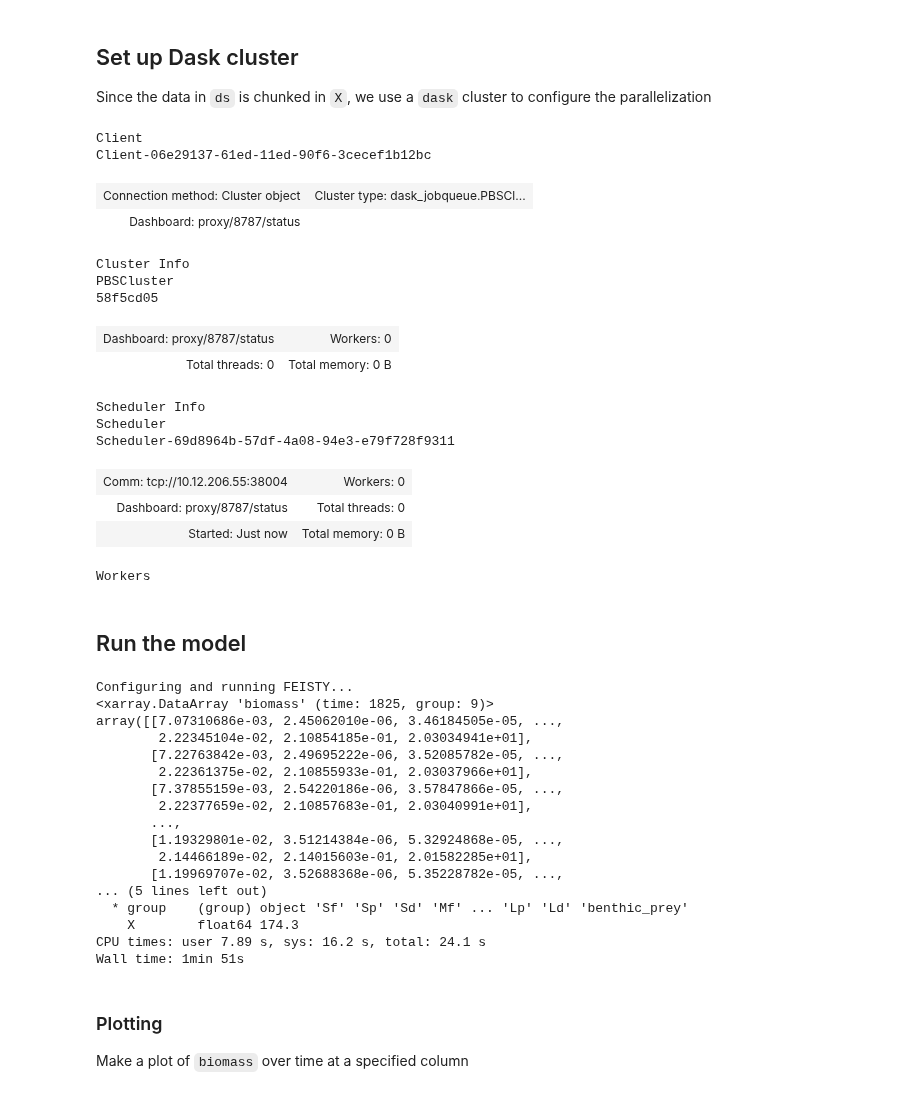
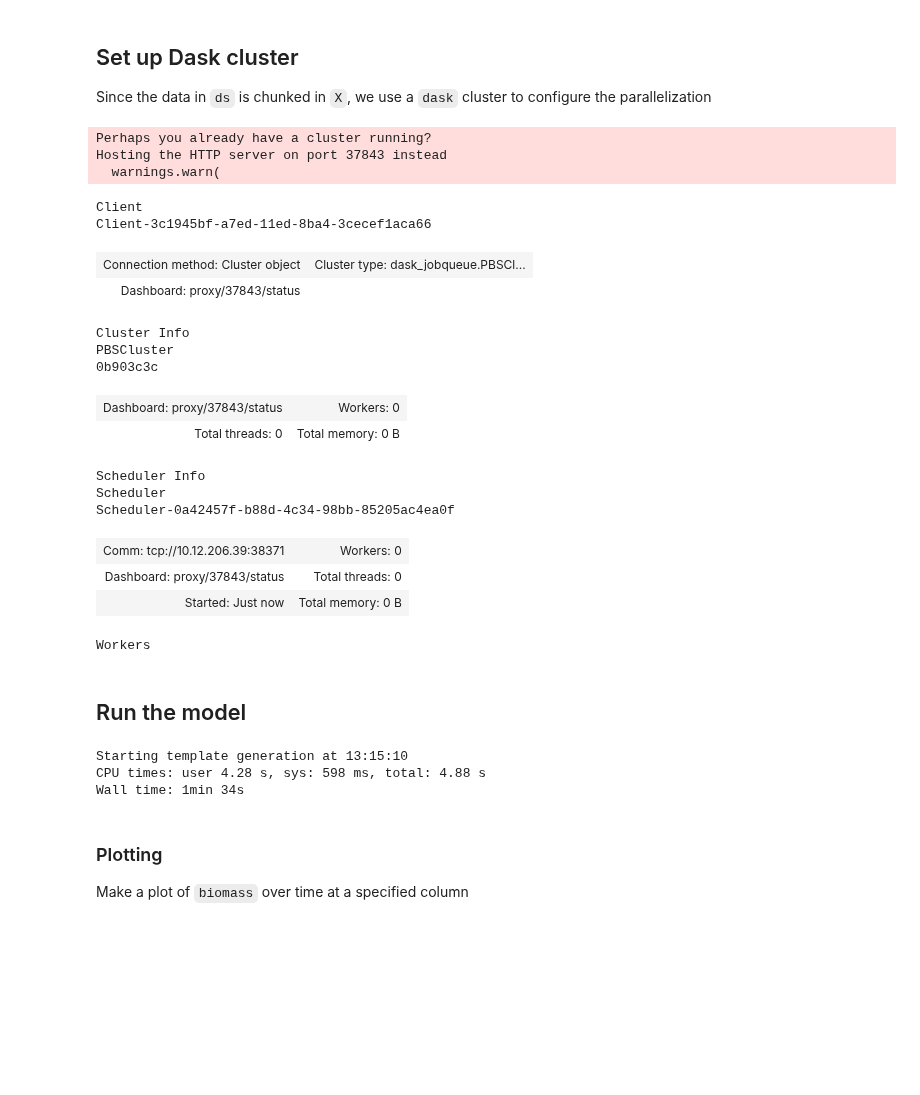
Before and after one commit to marbl-ecosys/feisty, a Jupyter notebook: examples/FOSI_cesm.ipynb, the cells around one changed output. Cells and saved outputs as stored; diff of their text form; code cells hidden in the pictures; blank space fills up the shorter version.

Commit message:
FOSI_CESM.ipynb works again
Fixed the configuration and cleaned up the notebook itself.
Also removed unnecessary lines from the other two feisty-config files.

```diff
--- a/examples/FOSI_cesm.ipynb
+++ b/examples/FOSI_cesm.ipynb
@@ -69,66 +35,53 @@ Attributes: (0)
 
 Since the data in `ds` is chunked in `X`, we use a `dask` cluster to configure the parallelization
 # %%
-mem = 10  # GB
+mem = 12  # GB
 dask.config.set({'distributed.dashboard.link': 'proxy/{port}/status'})
 # dask.config.set({"distributed.comm.timeouts.tcp": "180s"})
 # dask.config.set({"distributed.comm.timeouts.connect": "180s"})
 cluster = PBSCluster(
     memory=f'{mem} GB',
     processes=1,
     cores=1,
     queue='casper',
     walltime='1:00:00',
     resource_spec=f'select=1:ncpus=1:mem={mem}GB',
     log_directory='./dask-logs',
 )
 
-cluster.scale(feisty_config['num_chunks'])
+cluster.scale(feisty_config['num_workers'])
 client = Client(cluster)
 client
 # %% [output]
-Client
-Client-06e29137-61ed-11ed-90f6-3cecef1b12bc
+Perhaps you already have a cluster running?
+Hosting the HTTP server on port 37843 instead
+  warnings.warn(
+Client
+Client-3c1945bf-a7ed-11ed-8ba4-3cecef1aca66
 | Connection method: Cluster object | Cluster type: dask_jobqueue.PBSCl... |
-| Dashboard: proxy/8787/status |  |
+| Dashboard: proxy/37843/status |  |
-Cluster Info
-PBSCluster
-58f5cd05
+Cluster Info
+PBSCluster
+0b903c3c
-| Dashboard: proxy/8787/status | Workers: 0 |
+| Dashboard: proxy/37843/status | Workers: 0 |
 | Total threads: 0 | Total memory: 0 B |
-Scheduler Info
-Scheduler
-Scheduler-69d8964b-57df-4a08-94e3-e79f728f9311
+Scheduler Info
+Scheduler
+Scheduler-0a42457f-b88d-4c34-98bb-85205ac4ea0f
-| Comm: tcp://10.12.206.55:38004 | Workers: 0 |
-| Dashboard: proxy/8787/status | Total threads: 0 |
+| Comm: tcp://10.12.206.39:38371 | Workers: 0 |
+| Dashboard: proxy/37843/status | Total threads: 0 |
 | Started: Just now | Total memory: 0 B |
-Workers
+Workers
 # %% [markdown]
 ## Run the model
 # %%
 %%time
-print(f'Configuring and running FEISTY...')
-da_out = ds_out["biomass"].compute()
-
-print(da_out.isel(X=55000))
+ds_out = feisty.config_and_run_from_yaml(feisty_config)
+da_out = ds_out["biomass"]
 # %% [output]
-Configuring and running FEISTY...
-<xarray.DataArray 'biomass' (time: 1825, group: 9)>
-array([[7.07310686e-03, 2.45062010e-06, 3.46184505e-05, ...,
-        2.22345104e-02, 2.10854185e-01, 2.03034941e+01],
-       [7.22763842e-03, 2.49695222e-06, 3.52085782e-05, ...,
-        2.22361375e-02, 2.10855933e-01, 2.03037966e+01],
-       [7.37855159e-03, 2.54220186e-06, 3.57847866e-05, ...,
-        2.22377659e-02, 2.10857683e-01, 2.03040991e+01],
-       ...,
-       [1.19329801e-02, 3.51214384e-06, 5.32924868e-05, ...,
-        2.14466189e-02, 2.14015603e-01, 2.01582285e+01],
-       [1.19969707e-02, 3.52688368e-06, 5.35228782e-05, ...,
-... (5 lines left out)
-  * group    (group) object 'Sf' 'Sp' 'Sd' 'Mf' ... 'Lp' 'Ld' 'benthic_prey'
-    X        float64 174.3
-CPU times: user 7.89 s, sys: 16.2 s, total: 24.1 s
-Wall time: 1min 51s
+Starting template generation at 13:15:10
+CPU times: user 4.28 s, sys: 598 ms, total: 4.88 s
+Wall time: 1min 34s
 # %% [markdown]
 ### Plotting
 
```
Also changed, not shown: parts of 3 cells of this notebook, 3 other files.
